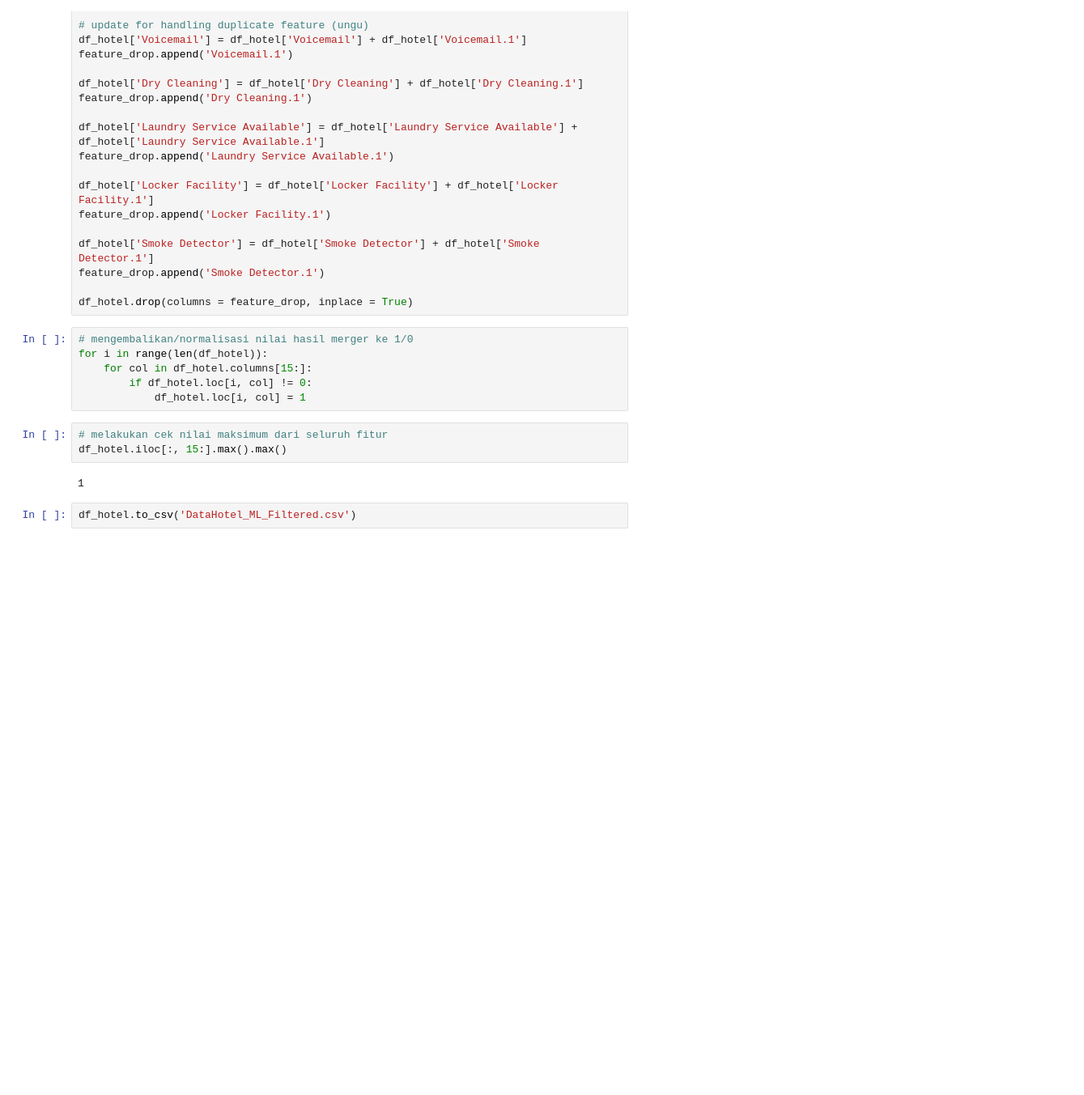
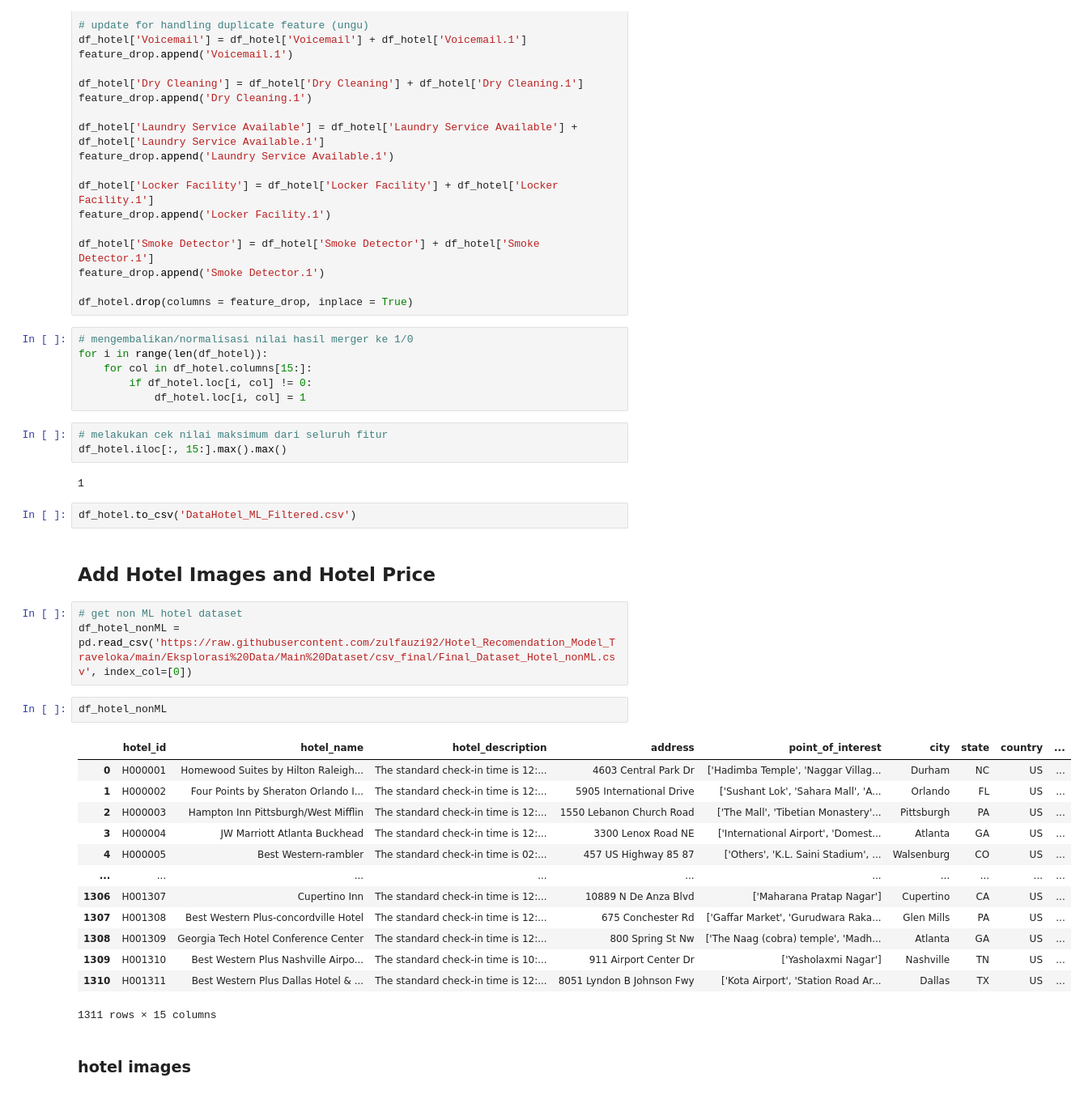
Before and after one commit to zulfauzi92/Hotel_Recomendation_Model_Traveloka, a Jupyter notebook: Eksplorasi Data/Main Dataset/Eksplorasi Data Hotel.ipynb, the cells around one changed output. Shown at 81% size. Cells and saved outputs as stored; diff of their text form; blank space fills up the shorter version.

```diff
--- a/Eksplorasi Data/Main Dataset/Eksplorasi Data Hotel.ipynb
+++ b/Eksplorasi Data/Main Dataset/Eksplorasi Data Hotel.ipynb
@@ -539,3 +539,26 @@ df_hotel.iloc[:, 15:].max().max()
 1
 # %%
 df_hotel.to_csv('DataHotel_ML_Filtered.csv')
+# %% [markdown]
+## Add Hotel Images and Hotel Price
+# %%
+# get non ML hotel dataset
+df_hotel_nonML = pd.read_csv('https://raw.githubusercontent.com/zulfauzi92/Hotel_Recomendation_Model_Traveloka/main/Eksplorasi%20Data/Main%20Dataset/csv_final/Final_Dataset_Hotel_nonML.csv', index_col=[0])
+# %%
+df_hotel_nonML
+# %% [output]
+|  | hotel_id | hotel_name | hotel_description | address | point_of_interest | city | state | country | ... |
+| 0 | H000001 | Homewood Suites by Hilton Raleigh... | The standard check-in time is 12:... | 4603 Central Park Dr | ['Hadimba Temple', 'Naggar Villag... | Durham | NC | US | ... |
+| 1 | H000002 | Four Points by Sheraton Orlando I... | The standard check-in time is 12:... | 5905 International Drive | ['Sushant Lok', 'Sahara Mall', 'A... | Orlando | FL | US | ... |
+| 2 | H000003 | Hampton Inn Pittsburgh/West Mifflin | The standard check-in time is 12:... | 1550 Lebanon Church Road | ['The Mall', 'Tibetian Monastery'... | Pittsburgh | PA | US | ... |
+| 3 | H000004 | JW Marriott Atlanta Buckhead | The standard check-in time is 12:... | 3300 Lenox Road NE | ['International Airport', 'Domest... | Atlanta | GA | US | ... |
+| 4 | H000005 | Best Western-rambler | The standard check-in time is 02:... | 457 US Highway 85 87 | ['Others', 'K.L. Saini Stadium', ... | Walsenburg | CO | US | ... |
+| ... | ... | ... | ... | ... | ... | ... | ... | ... | ... |
+| 1306 | H001307 | Cupertino Inn | The standard check-in time is 12:... | 10889 N De Anza Blvd | ['Maharana Pratap Nagar'] | Cupertino | CA | US | ... |
+| 1307 | H001308 | Best Western Plus-concordville Hotel | The standard check-in time is 12:... | 675 Conchester Rd | ['Gaffar Market', 'Gurudwara Raka... | Glen Mills | PA | US | ... |
+| 1308 | H001309 | Georgia Tech Hotel Conference Center | The standard check-in time is 12:... | 800 Spring St Nw | ['The Naag (cobra) temple', 'Madh... | Atlanta | GA | US | ... |
+| 1309 | H001310 | Best Western Plus Nashville Airpo... | The standard check-in time is 10:... | 911 Airport Center Dr | ['Yasholaxmi Nagar'] | Nashville | TN | US | ... |
+| 1310 | H001311 | Best Western Plus Dallas Hotel & ... | The standard check-in time is 12:... | 8051 Lyndon B Johnson Fwy | ['Kota Airport', 'Station Road Ar... | Dallas | TX | US | ... |
+1311 rows × 15 columns
+# %% [markdown]
+### hotel images
```
Also changed, not shown: parts of 11 cells of this notebook, 1 other file.
